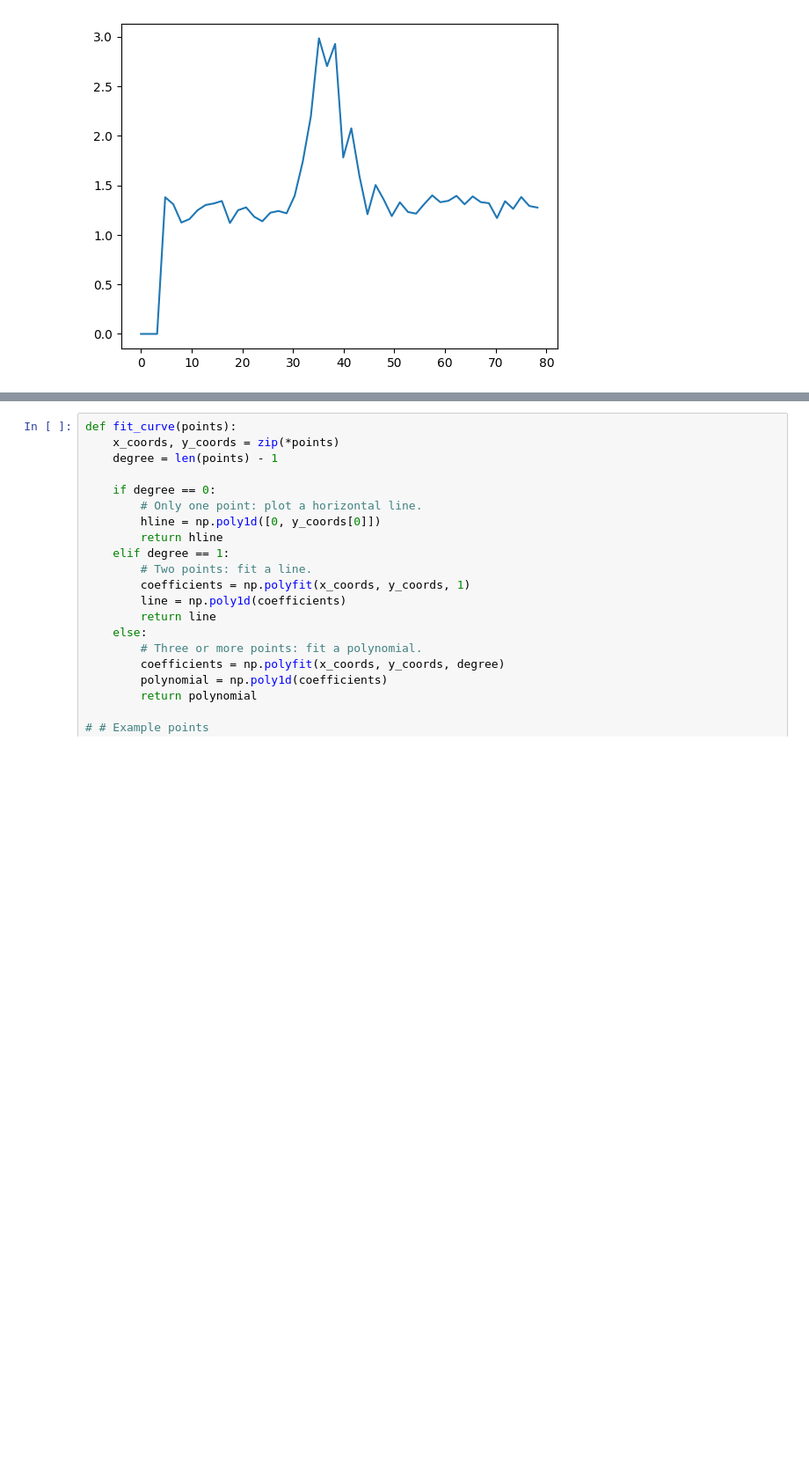
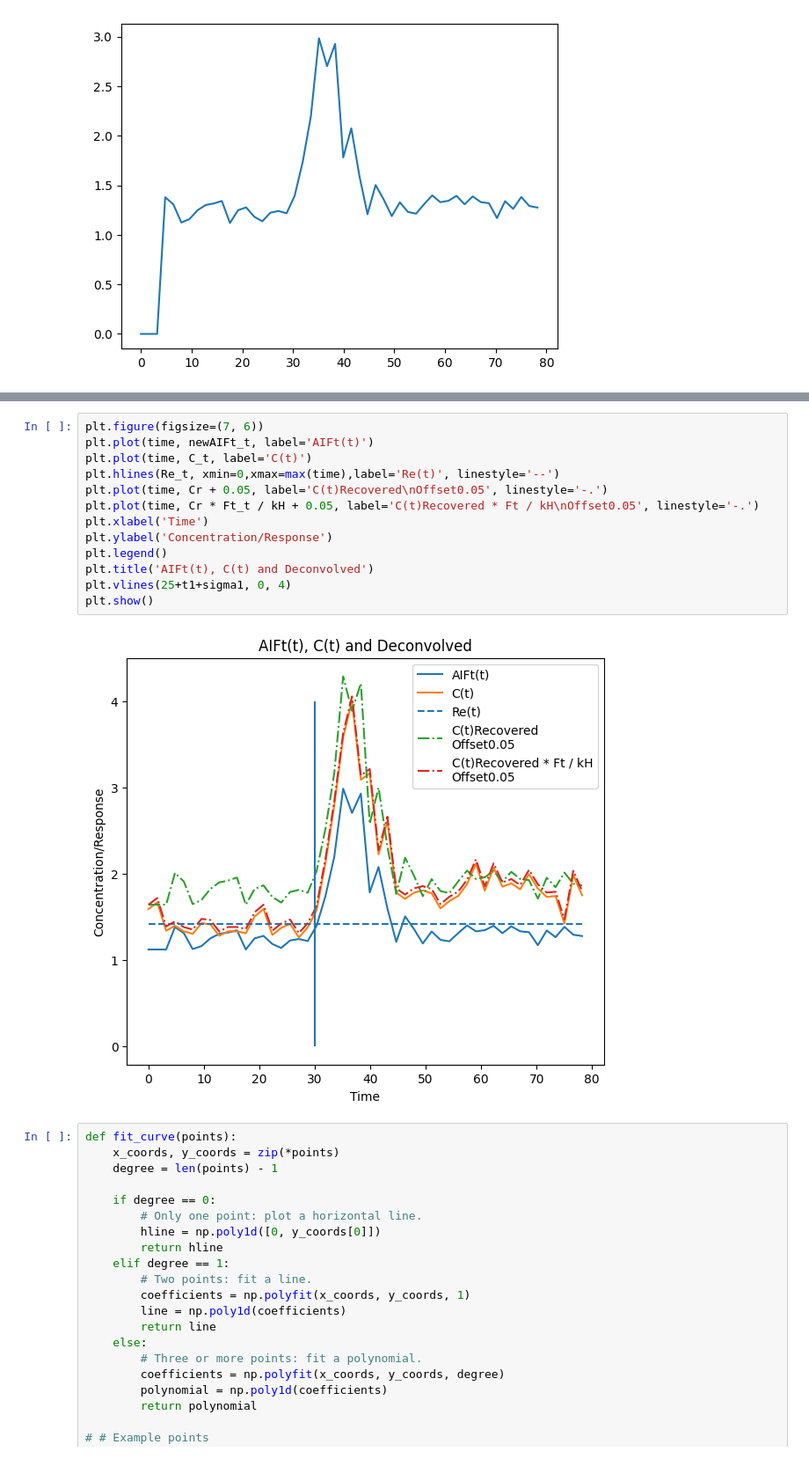
Before and after one commit to qqgjyx/MATH-Group, a Jupyter notebook: main.ipynb, the cells around one changed output, grey strips where cells are left out. Shown at 88% size. Drawn from its saved outputs; the diff is of its cells as text; blank space fills up the shorter version.

```diff
--- a/main.ipynb
+++ b/main.ipynb
@@ -540,3 +530,18 @@ Tissue blood flow (Ft): (50,)
+# %%
+plt.figure(figsize=(7, 6))
+plt.plot(time, newAIFt_t, label='AIFt(t)')
+plt.plot(time, C_t, label='C(t)')
+plt.hlines(Re_t, xmin=0,xmax=max(time),label='Re(t)', linestyle='--')
+plt.plot(time, Cr + 0.05, label='C(t)Recovered\nOffset0.05', linestyle='-.')
+plt.plot(time, Cr * Ft_t / kH + 0.05, label='C(t)Recovered * Ft / kH\nOffset0.05', linestyle='-.')
+plt.xlabel('Time')
+plt.ylabel('Concentration/Response')
+plt.legend()
+plt.title('AIFt(t), C(t) and Deconvolved')
+plt.vlines(25+t1+sigma1, 0, 4)
+plt.show()
+# %% [output]
+[figure, added]
 # %%
 def fit_curve(points):
     x_coords, y_coords = zip(*points)
```
Also changed, not shown: parts of 5 cells of this notebook.
